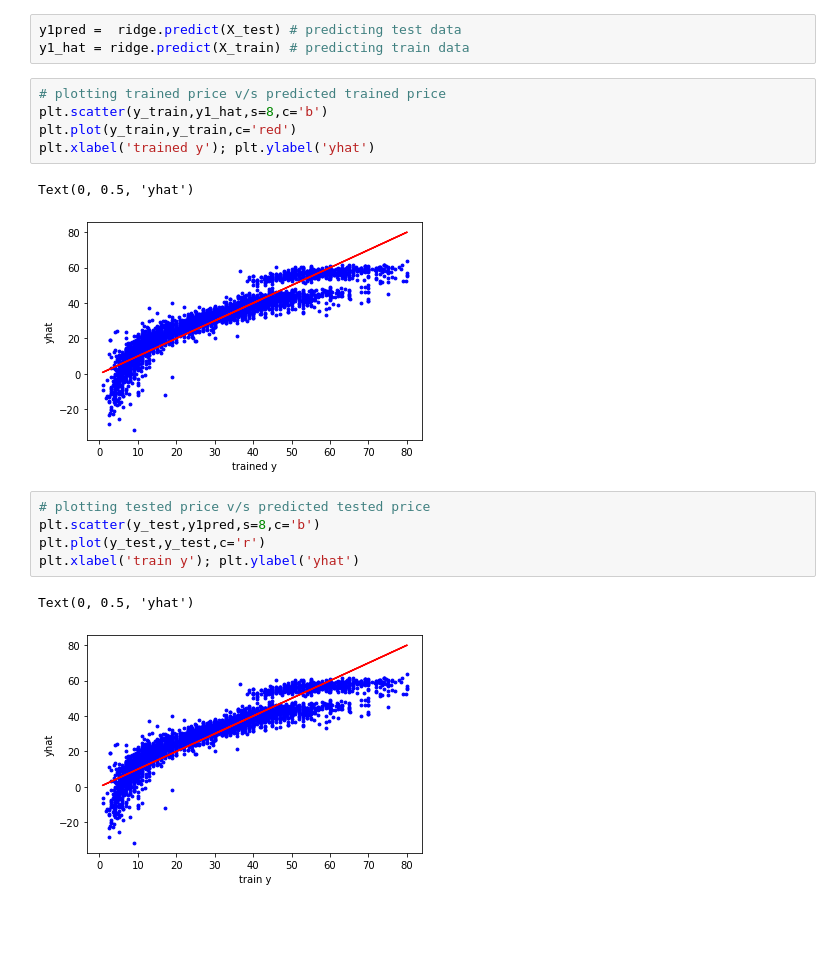
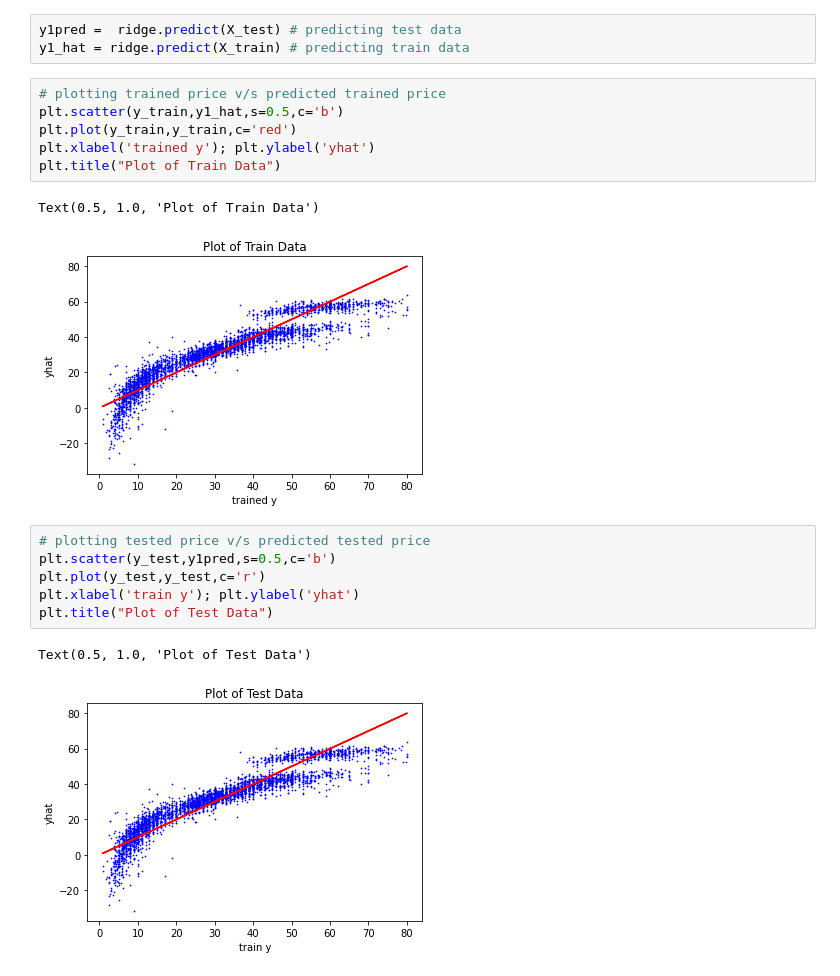
Before and after one commit to mshah72/MachineLearningAnDeepLearning-Project, a Jupyter notebook: ridgeregression.ipynb, the cells around one changed output. Drawn from its saved outputs; the diff is of its cells as text; blank space fills up the shorter version.

```diff
--- a/ridgeregression.ipynb
+++ b/ridgeregression.ipynb
@@ -47,17 +47,19 @@ y1pred =  ridge.predict(X_test) # predicting test data
 y1_hat = ridge.predict(X_train) # predicting train data
 # %%
 # plotting trained price v/s predicted trained price
-plt.scatter(y_train,y1_hat,s=8,c='b')
+plt.scatter(y_train,y1_hat,s=0.5,c='b')
 plt.plot(y_train,y_train,c='red')
 plt.xlabel('trained y'); plt.ylabel('yhat')
+plt.title("Plot of Train Data")
 # %% [output]
-Text(0, 0.5, 'yhat')
+Text(0.5, 1.0, 'Plot of Train Data')
-[figure, old version]
+[figure, new version]
 # %%
 # plotting tested price v/s predicted tested price
-plt.scatter(y_test,y1pred,s=8,c='b')
+plt.scatter(y_test,y1pred,s=0.5,c='b')
 plt.plot(y_test,y_test,c='r')
 plt.xlabel('train y'); plt.ylabel('yhat')
+plt.title("Plot of Test Data")
 # %% [output]
-Text(0, 0.5, 'yhat')
+Text(0.5, 1.0, 'Plot of Test Data')
-[figure, old version]
+[figure, new version]
```
Also changed, not shown: parts of 1 cell of this notebook, 5 other files.
